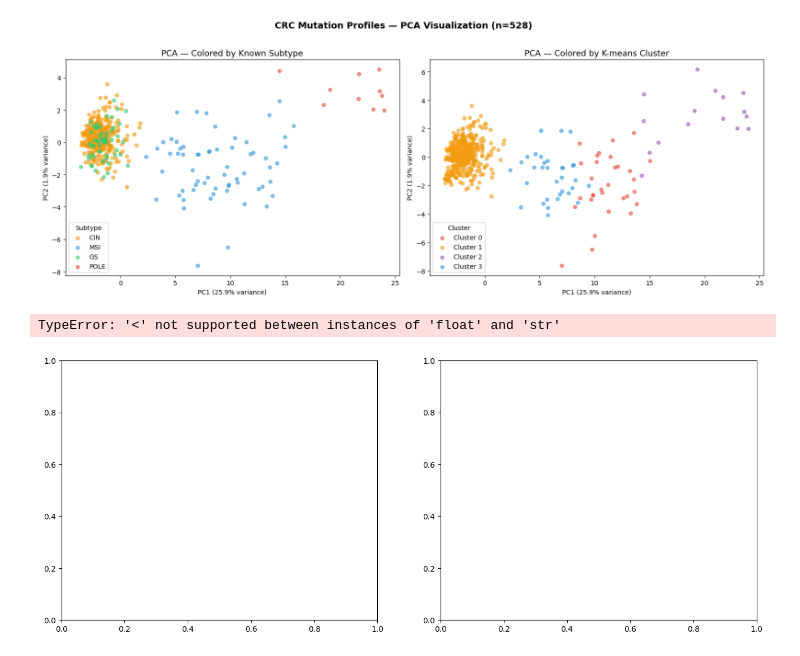
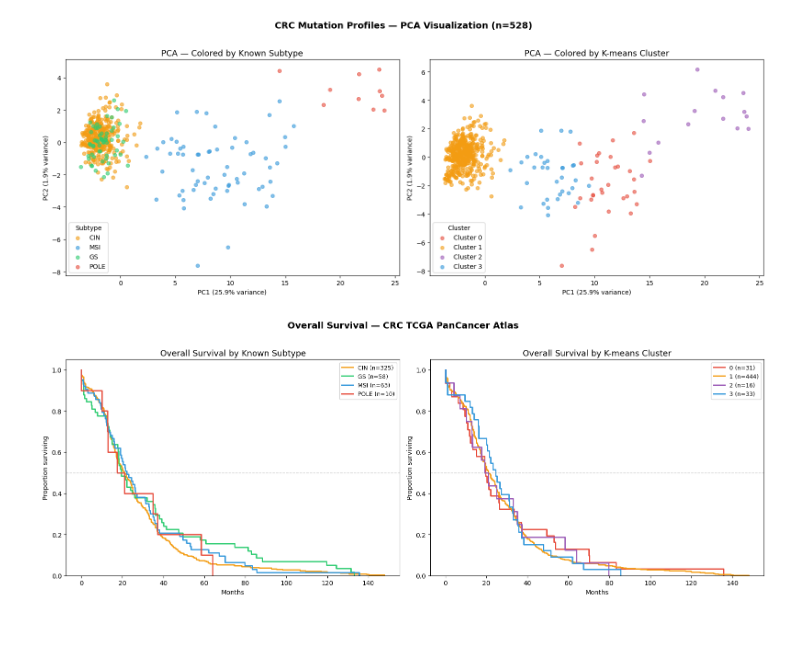
Before and after one commit to hannahas/crc-mutation-clustering, a Jupyter notebook: notebooks/analysis.ipynb, the cells around one changed output. Cells and saved outputs as stored; diff of their text form; code cells hidden in the pictures; blank space fills up the shorter version.

```diff
--- a/notebooks/analysis.ipynb
+++ b/notebooks/analysis.ipynb
@@ -300,35 +294,34 @@ for ax, groupby_col, colors, title in [
     (axes[1], 'cluster', cluster_colors, 'Overall Survival by K-means Cluster')
 ]:
     groups = merged[groupby_col].unique()
-    for group in sorted(groups):
+    for group in sorted([g for g in groups if pd.notna(g)]):
         subset = merged[merged[groupby_col] == group].dropna(subset=['OS_MONTHS'])
         if len(subset) < 5:
             continue
         # Sort by time
         times = sorted(subset['OS_MONTHS'].values)
         n = len(times)
         # Simple Kaplan-Meier style step function
         survival = [1.0]
         for i, t in enumerate(times):
             survival.append(1 - (i + 1) / n)
         times_plot = [0] + times
         label = f"{group} (n={n})"
         color = colors.get(group, 'gray')
         ax.step(times_plot, survival, where='post',
                 color=color, label=label, linewidth=2)
 
     ax.set_xlabel('Months')
     ax.set_ylabel('Proportion surviving')
     ax.set_title(title, fontsize=13)
     ax.legend(fontsize=9)
     ax.set_ylim(0, 1.05)
     ax.axhline(0.5, color='gray', linestyle='--', alpha=0.4, linewidth=1)
 
 plt.suptitle('Overall Survival — CRC TCGA PanCancer Atlas',
              fontsize=14, fontweight='bold', y=1.02)
 plt.tight_layout()
 plt.savefig('../data/survival_curves.png', dpi=150, bbox_inches='tight')
 plt.show()
 # %% [output]
-TypeError: '<' not supported between instances of 'float' and 'str'
-[figure, old version]
+[figure, new version]
```
Also changed, not shown: parts of 3 cells of this notebook, 2 other files.
